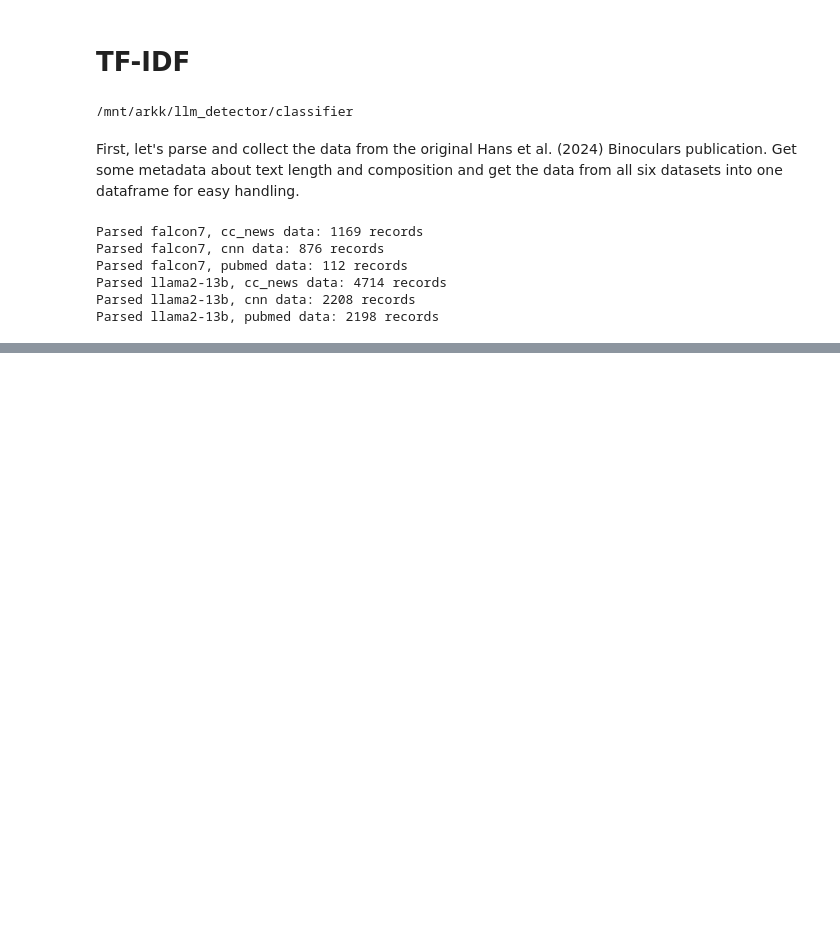
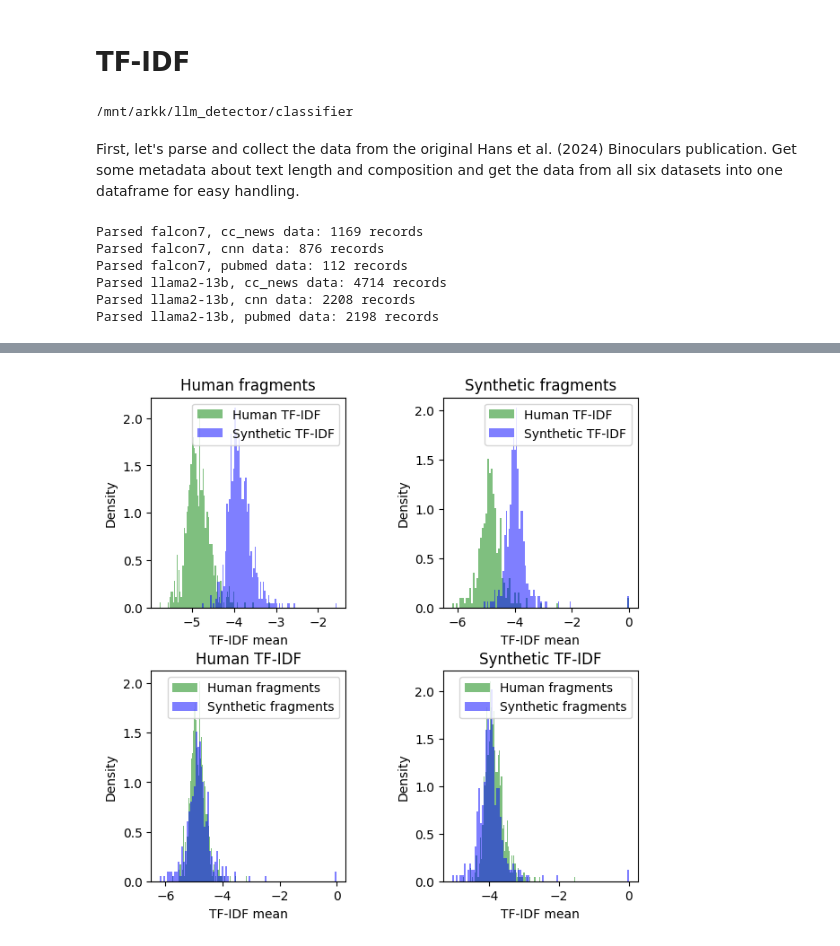
Before and after one commit to gperdrizet/llm_detector, a Jupyter notebook: classifier/notebooks/03-TF-IDF.ipynb, the cells around one changed output, grey strips where cells are left out. Cells and saved outputs as stored; diff of their text form; code cells hidden in the pictures; blank space fills up the shorter version.

```diff
--- a/classifier/notebooks/03-TF-IDF.ipynb
+++ b/classifier/notebooks/03-TF-IDF.ipynb
@@ -222,0 +319,5 @@ Ok - so, not working. Need to learn a bit more about what is in the vectorizer's
+# %%
+# Load Hans 2024 corpus
+data_df = pd.read_json(f'{config.HANS_DATA_PATH}/aggregated_hans_data.jsonl', lines=True, orient='records')
+#data_df = data_df.head(1000)
+data_df.info()
@@ -222,0 +439,13 @@ Ok - so, not working. Need to learn a bit more about what is in the vectorizer's
+# %%
+# Make the look-up tables
+tfidf_luts = {
+    'human': dict(zip(human_tfidf_df.columns, log_human_tfidf_df_mean)),
+    'synthetic': dict(zip(synthetic_tfidf_df.columns, log_synthetic_tfidf_df_mean))
+}
+# %%
+# Load the text fragments
+data_df = pd.read_json(config.COMBINED_SCORED_HANS_DATA_KL)
+data_df = data_df.head(1000)
+data_df.info()
+print()
+data_df.head()
@@ -222,0 +518,39 @@ Ok - so, not working. Need to learn a bit more about what is in the vectorizer's
+# %%
+fig, axs = plt.subplots(
+    2,
+    2,
+    figsize = (7, 7),
+    gridspec_kw = {'wspace':0.5, 'hspace':0.3}
+)
+
+axs[0,0].set_title('Human fragments')
+axs[0,0].hist(human_as_human_tfidf_means, bins = 100, density = True, facecolor = 'green', label = 'Human TF-IDF', alpha = 0.5)
+axs[0,0].hist(human_as_synthetic_tfidf_means, bins = 100, density = True, facecolor = 'blue', label = 'Synthetic TF-IDF', alpha = 0.5)
+axs[0,0].set_xlabel('TF-IDF mean')
+axs[0,0].set_ylabel('Density')
+axs[0,0].legend(loc = 'upper right')
+
+axs[0,1].set_title('Synthetic fragments')
+axs[0,1].hist(synthetic_as_human_tfidf_means, bins = 100, density = True, facecolor = 'green', label = 'Human TF-IDF', alpha = 0.5)
+axs[0,1].hist(synthetic_as_synthetic_tfidf_means, bins = 100, density = True, facecolor = 'blue', label = 'Synthetic TF-IDF', alpha = 0.5)
+axs[0,1].set_xlabel('TF-IDF mean')
+axs[0,1].set_ylabel('Density')
+axs[0,1].legend(loc = 'upper right')
+
+axs[1,0].set_title('Human TF-IDF')
+axs[1,0].hist(human_as_human_tfidf_means, bins = 100, density = True, facecolor = 'green', label = 'Human fragments', alpha = 0.5)
+axs[1,0].hist(synthetic_as_human_tfidf_means, bins = 100, density = True, facecolor = 'blue', label = 'Synthetic fragments', alpha = 0.5)
+axs[1,0].set_xlabel('TF-IDF mean')
+axs[1,0].set_ylabel('Density')
+axs[1,0].legend(loc = 'upper right')
+
+axs[1,1].set_title('Synthetic TF-IDF')
+axs[1,1].hist(human_as_synthetic_tfidf_means, bins = 100, density = True, facecolor = 'green', label = 'Human fragments', alpha = 0.5)
+axs[1,1].hist(synthetic_as_synthetic_tfidf_means, bins = 100, density = True, facecolor = 'blue', label = 'Synthetic fragments', alpha = 0.5)
+axs[1,1].set_xlabel('TF-IDF mean')
+axs[1,1].set_ylabel('Density')
+axs[1,1].legend(loc = 'upper right')
+
+plt.show()
+# %% [output]
+[figure, added]
```
Also changed, not shown: parts of 55 cells of this notebook.
